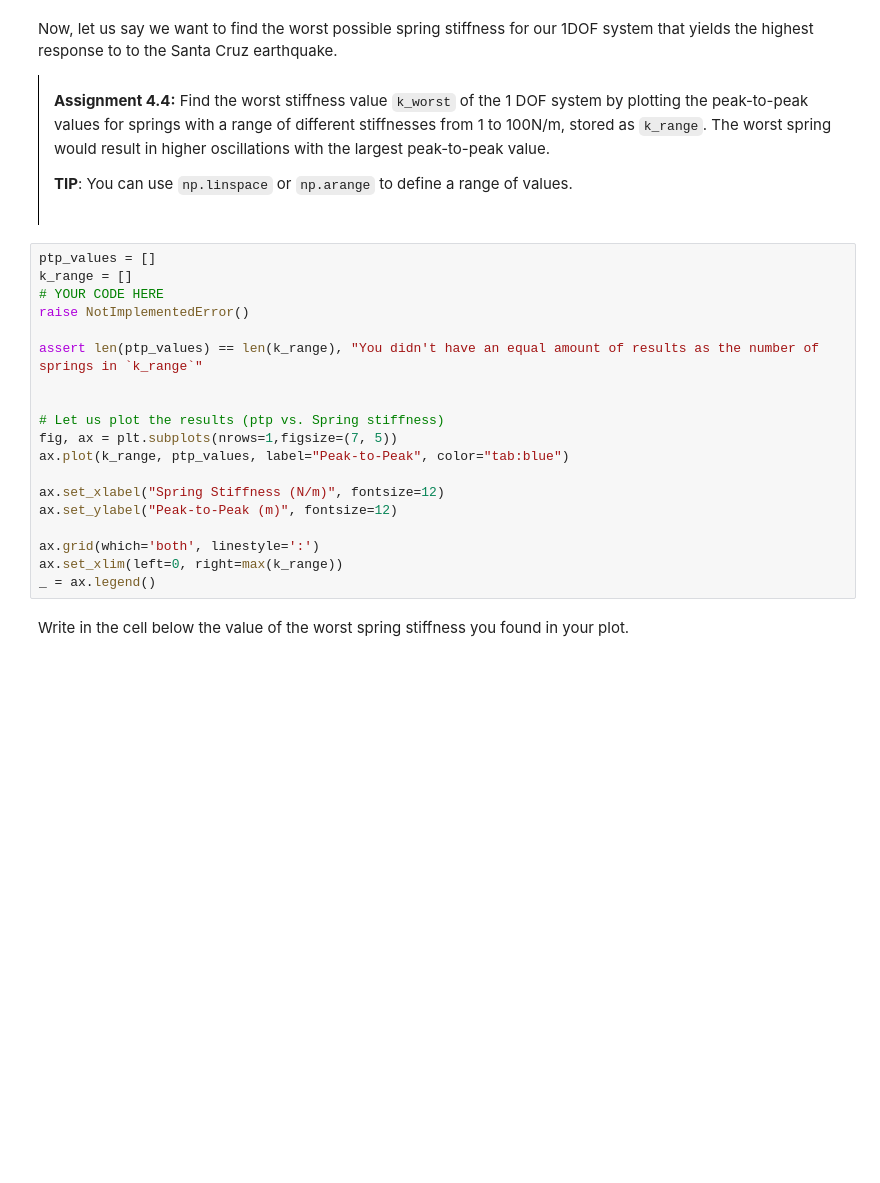
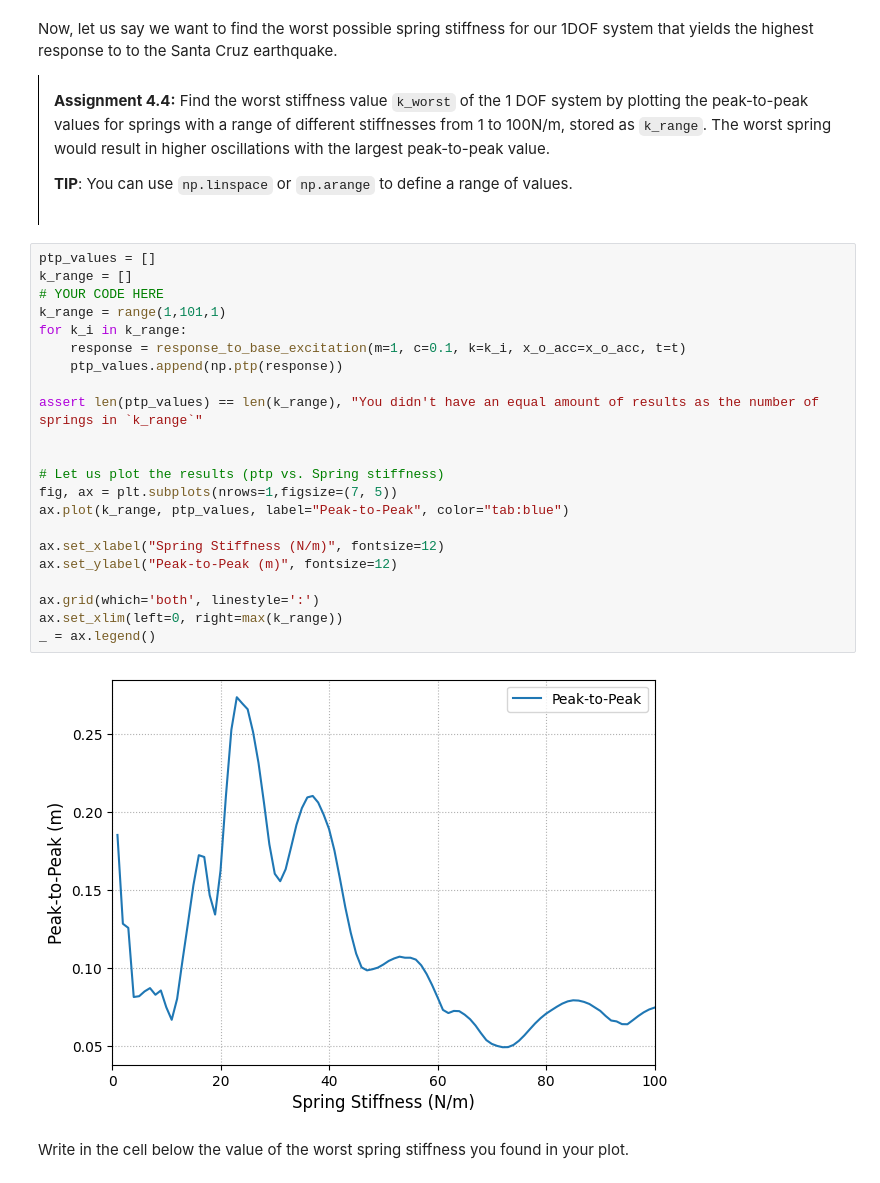
Before and after one commit to TiebeP/MV2627_Exercises, a Jupyter notebook: Session2_SDOF/session2.ipynb, the cells around one changed output. Saved outputs shown, nothing was run; the diff lists cells and outputs as text; blank space fills up the shorter version.

```diff
--- a/Session2_SDOF/session2.ipynb
+++ b/Session2_SDOF/session2.ipynb
@@ -676,22 +713,27 @@ Now, let us say we want to find the worst possible spring stiffness for our 1DOF
 # %%
 ptp_values = []
 k_range = []
 # YOUR CODE HERE
-raise NotImplementedError()
+k_range = range(1,101,1)
+for k_i in k_range:
+    response = response_to_base_excitation(m=1, c=0.1, k=k_i, x_o_acc=x_o_acc, t=t)
+    ptp_values.append(np.ptp(response))
 
 assert len(ptp_values) == len(k_range), "You didn't have an equal amount of results as the number of springs in `k_range`"
 
 
 # Let us plot the results (ptp vs. Spring stiffness)
 fig, ax = plt.subplots(nrows=1,figsize=(7, 5))
 ax.plot(k_range, ptp_values, label="Peak-to-Peak", color="tab:blue")
 
 ax.set_xlabel("Spring Stiffness (N/m)", fontsize=12)
 ax.set_ylabel("Peak-to-Peak (m)", fontsize=12)
 
 ax.grid(which='both', linestyle=':')
 ax.set_xlim(left=0, right=max(k_range))
 _ = ax.legend()
+# %% [output]
+[figure, added]
 # %% [markdown]
 Write in the cell below the value of the worst spring stiffness you found in your plot.
 # %%
```
Also changed, not shown: parts of 13 cells of this notebook.
